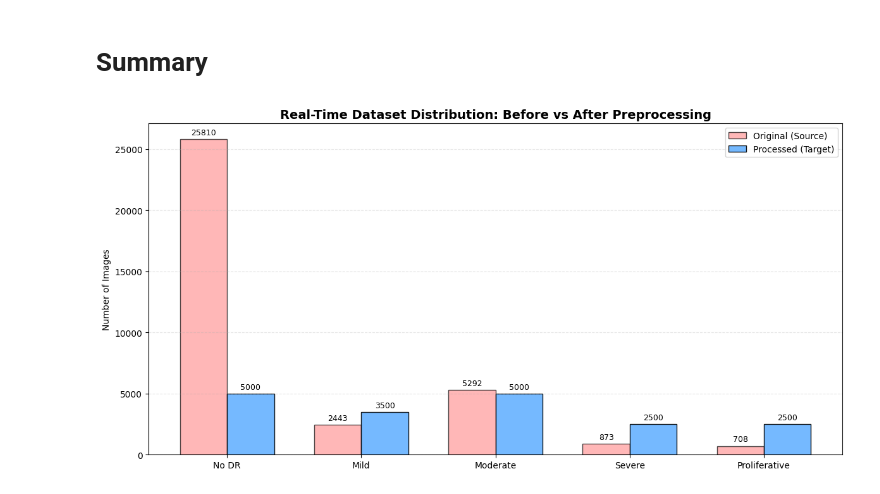
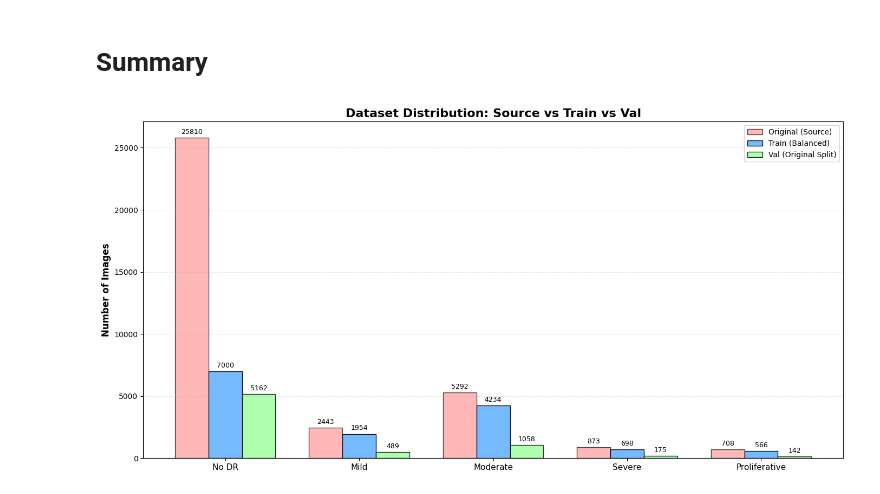
Before and after one commit to Bivid-npr/DR_project, a Jupyter notebook: dr-preprocessing.ipynb, the cells around one changed output. Drawn from its saved outputs; the diff is of its cells as text; code cells hidden in the pictures.

Commit message:
Updated and final version of preprocessing and custom model

```diff
--- a/dr-preprocessing.ipynb
+++ b/dr-preprocessing.ipynb
@@ -186,57 +182,59 @@ showcase_preprocessing(SOURCE_DIR, class_id='1')
 # %% [markdown]
 # Summary
 # %%
-
 CLASS_MAP = {
     '0': 'No DR',
     '1': 'Mild',
     '2': 'Moderate',
     '3': 'Severe',
     '4': 'Proliferative'
 }
 
-# DYNAMIC COUNTING
+# DYNAMIC COUNTING for 3 categories
 classes = sorted(CLASS_MAP.keys())
 original_counts = []
-balanced_counts = []
+train_counts = []
+val_counts = []
 class_labels = [CLASS_MAP[c] for c in classes]
 
+TRAIN_PATH = os.path.join(TARGET_DIR, "train")
+VAL_PATH = os.path.join(TARGET_DIR, "val")
+
 for cls in classes:
-    # Count actual files in the Original Source
+    # Source counts
     orig_path = os.path.join(SOURCE_DIR, cls)
-    if os.path.exists(orig_path):
-        original_counts.append(len(os.listdir(orig_path)))
-    else:
-        original_counts.append(0)
+    original_counts.append(len(os.listdir(orig_path)) if os.path.exists(orig_path) else 0)
 
-    # Count actual files in your new Processed Folder
-    bal_path = os.path.join(TARGET_DIR, cls)
-    if os.path.exists(bal_path):
-        balanced_counts.append(len(os.listdir(bal_path)))
-    else:
-        balanced_counts.append(0)
+    # Processed Train counts
+    t_path = os.path.join(TRAIN_PATH, cls)
+    train_counts.append(len(os.listdir(t_path)) if os.path.exists(t_path) else 0)
 
-# PLOTTING
+    # Processed Val counts
+    v_path = os.path.join(VAL_PATH, cls)
+    val_counts.append(len(os.listdir(v_path)) if os.path.exists(v_path) else 0)
+
 x = np.arange(len(class_labels))
-width = 0.35
+width = 0.25 # Width for 3 bars
 
-fig, ax = plt.subplots(figsize=(12, 6))
-rects1 = ax.bar(x - width/2, original_counts, width, label='Original (Source)', color='#FF9999', alpha=0.7, edgecolor='black')
-rects2 = ax.bar(x + width/2, balanced_counts, width, label='Processed (Target)', color='#66B2FF', alpha=0.9, edgecolor='black')
+fig, ax = plt.subplots(figsize=(14, 7))
 
-# Styling
-ax.set_ylabel('Number of Images')
-ax.set_title('Real-Time Dataset Distribution: Before vs After Preprocessing', fontsize=14, fontweight='bold')
+# Plotting 3 distinct bars per class
+rects1 = ax.bar(x - width, original_counts, width, label='Original (Source)', color='#FF9999', alpha=0.7, edgecolor='black')
+rects2 = ax.bar(x, train_counts, width, label='Train (Balanced)', color='#66B2FF', alpha=0.9, edgecolor='black')
+rects3 = ax.bar(x + width, val_counts, width, label='Val (Original Split)', color='#99FF99', alpha=0.8, edgecolor='black')
+
+ax.set_ylabel('Number of Images', fontsize=12, fontweight='bold')
+ax.set_title('Dataset Distribution: Source vs Train vs Val', fontsize=16, fontweight='bold')
 ax.set_xticks(x)
-ax.set_xticklabels(class_labels)
+ax.set_xticklabels(class_labels, fontsize=11)
 ax.legend()
 
-# Label each bar with the actual count found on disk
-ax.bar_label(rects1, padding=3, fontsize=9)
-ax.bar_label(rects2, padding=3, fontsize=9)
+ax.bar_label(rects1, padding=3, fontsize=9, rotation=0)
+ax.bar_label(rects2, padding=3, fontsize=9, rotation=0)
+ax.bar_label(rects3, padding=3, fontsize=9, rotation=0)
 
 plt.grid(axis='y', linestyle='--', alpha=0.3)
 plt.tight_layout()
 plt.show()
 # %% [output]
-[figure, old version]
+[figure, new version]
```
Also changed, not shown: parts of 10 cells of this notebook, 3 other files.
